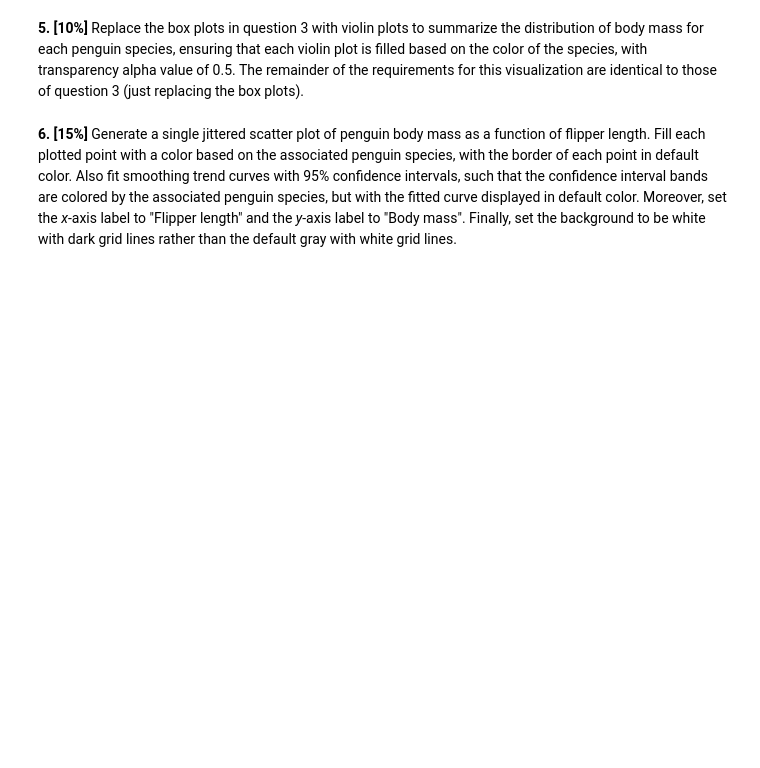
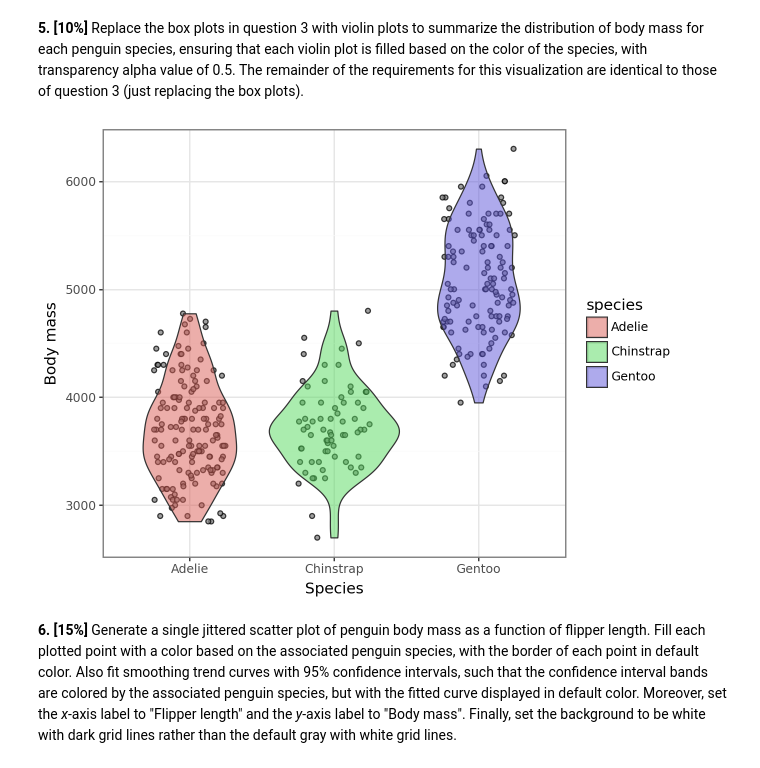
Before and after one commit to vparra9/palmer-penguins-data-analysis, a Jupyter notebook: Assignment1.ipynb, the cells around one changed output. Saved outputs shown, nothing was run; the diff lists cells and outputs as text; code cells hidden in the pictures; blank space fills up the shorter version.

Commit message:
Add violin plot visualization of body mass distributions

```diff
--- a/Assignment1.ipynb
+++ b/Assignment1.ipynb
@@ -127,6 +127,23 @@ An image depicting bill length and depth can be found below [[source](https://al
 **Provide answer here:**  The purpose of including the jittered scatter plot with the box plots is because it makes it easier to see the number of observations, their spread, and where the values are mainly concentrated. Jittered scatter plots can be more useful than rug plots in this case because it shows the actual body mass values for each species instead of just marks along an axis. From the plot, Gentoo penguins have greater body masses than Adelie and Chinstrap penguins. While Adelie and Chinstrap penguins have similar body mass distributions.
 # %% [markdown]
 **5. [10%]** Replace the box plots in question 3 with violin plots to summarize the distribution of body mass for each penguin species, ensuring that each violin plot is filled based on the color of the species, with transparency alpha value of 0.5. The remainder of the requirements for this visualization are identical to those of question 3 (just replacing the box plots).
+# %%
+(ggplot(data = penguins, mapping = aes(x = "species", y = "body_mass_g"))
+
+ # Show individual penguins as jittered points to reduce overlap
+ + geom_jitter(fill = "gray", width = 0.25, alpha = 0.75)
+
+ # Add violin plots that summarize the body mass distribution for each species
+ + geom_violin(aes(fill = "species"), alpha = 0.5)
+
+ # Add descriptive axis labels
+ + labs(x = "Species", y = "Body mass")
+
+ # Use a white background with dark grid
+ + theme_bw()
+ )
+# %% [output]
+[figure, added]
 # %% [markdown]
 **6. [15%]** Generate a single jittered scatter plot of penguin body mass as a function of flipper length. Fill each plotted point with a color based on the associated penguin species, with the border of each point in default color. Also fit smoothing trend curves with 95% confidence intervals, such that the confidence interval bands are colored by the associated penguin species, but with the fitted curve displayed in default color. Moreover, set the *x*-axis label to "Flipper length" and the *y*-axis label to "Body mass". Finally, set the background to be white with dark grid lines rather than the default gray with white grid lines.
 # %% [markdown]
```
